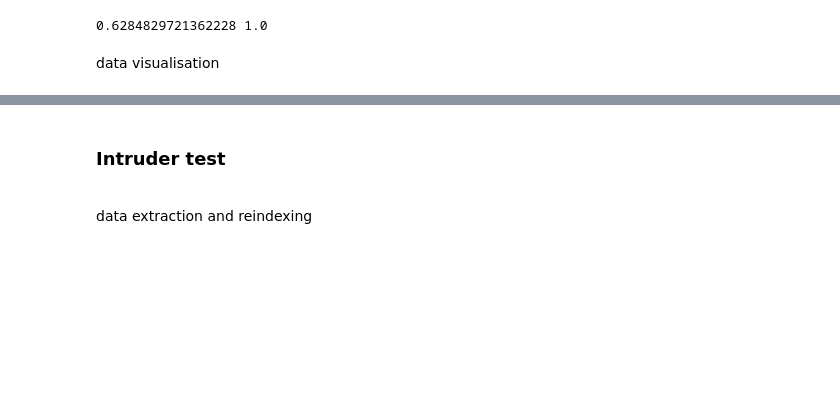
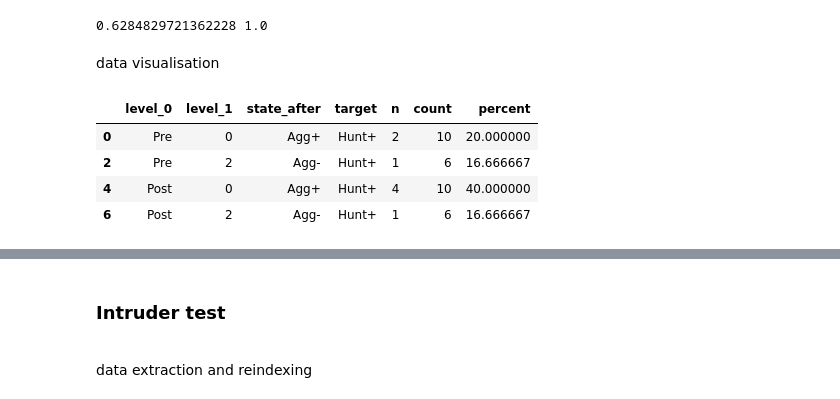
Before and after one commit to FrancisCrickInstitute/negative_parental_switch, a Jupyter notebook: NPS_behaviour_analysis/NPW_behaviour_analysis.ipynb, the cells around one changed output, grey strips where cells are left out. Cells and saved outputs as stored; diff of their text form; code cells hidden in the pictures; blank space fills up the shorter version.

```diff
--- a/NPS_behaviour_analysis/NPW_behaviour_analysis.ipynb
+++ b/NPS_behaviour_analysis/NPW_behaviour_analysis.ipynb
@@ -2139,5 +2138,13 @@ print(plus_p, minus_p)
 0.6284829721362228 1.0
 # %% [markdown]
 data visualisation
+# %%
+cricket_data_filtered
+# %% [output]
+|  | level_0 | level_1 | state_after | target | n | count | percent |
+| 0 | Pre | 0 | Agg+ | Hunt+ | 2 | 10 | 20.000000 |
+| 2 | Pre | 2 | Agg- | Hunt+ | 1 | 6 | 16.666667 |
+| 4 | Post | 0 | Agg+ | Hunt+ | 4 | 10 | 40.000000 |
+| 6 | Post | 2 | Agg- | Hunt+ | 1 | 6 | 16.666667 |
 # %%
 cricket_data_filtered = cricket_data[cricket_data['target'] == 'Hunt+']
```
Also changed, not shown: parts of 13 cells of this notebook, 4 other files.
